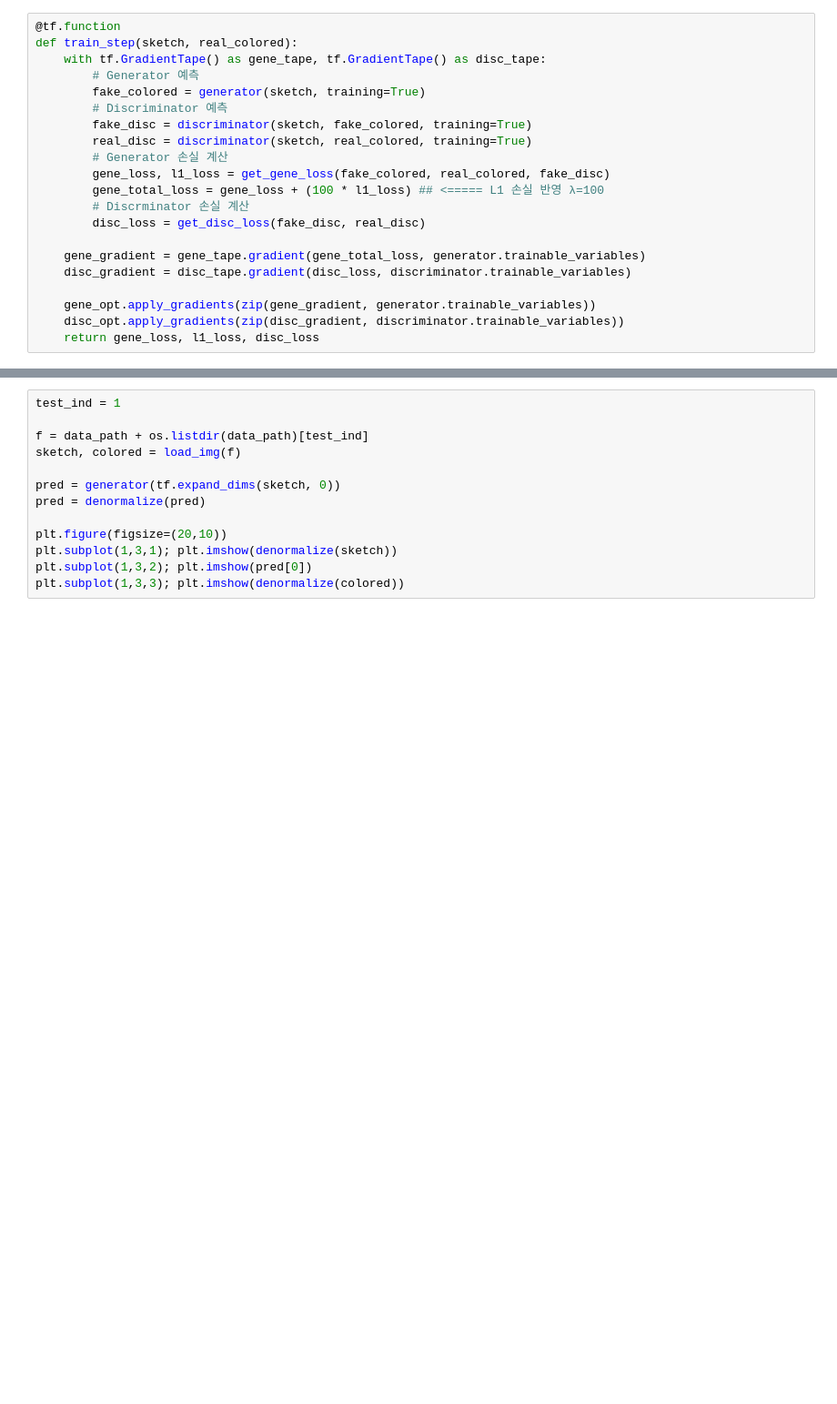
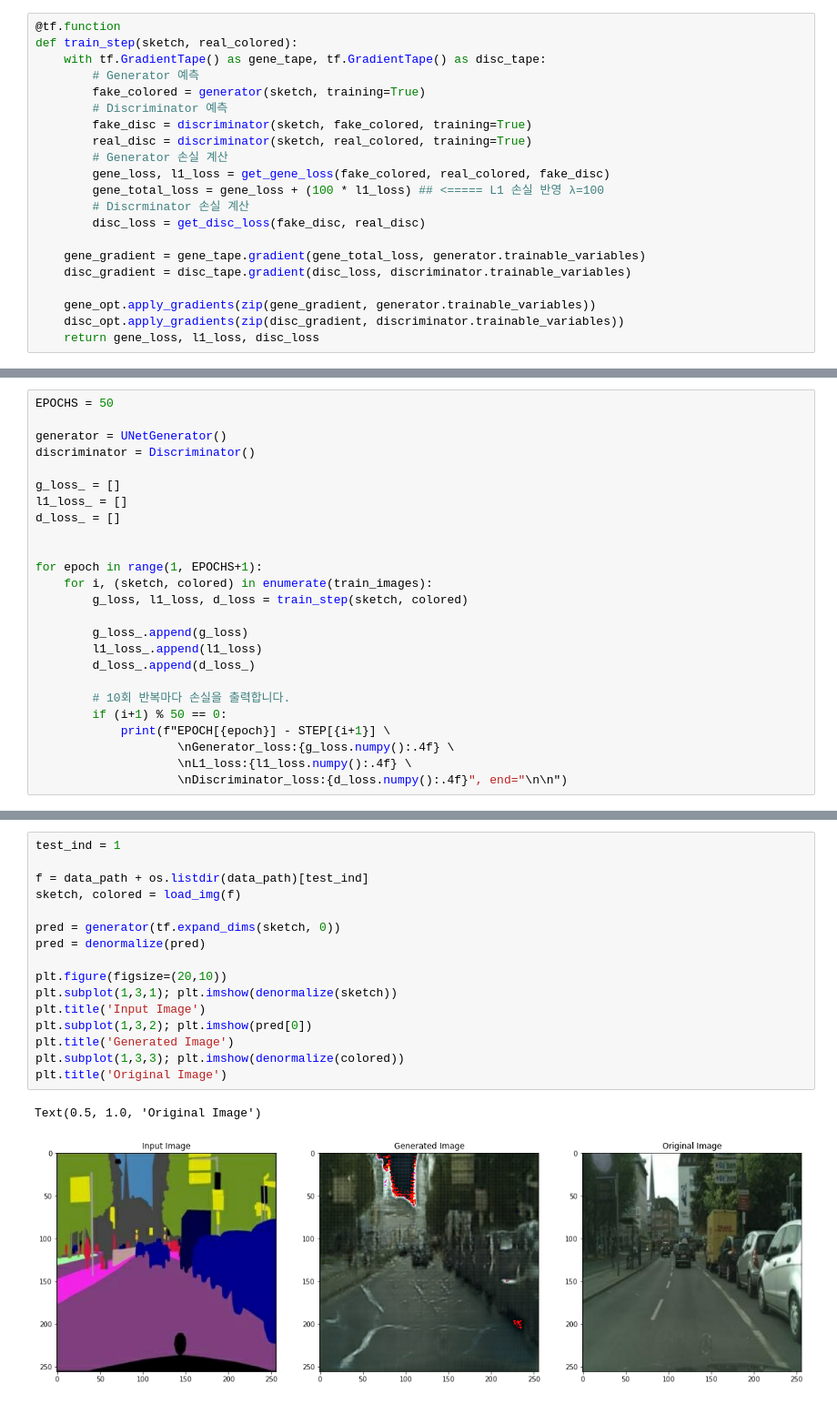
Before and after one commit to ebaaang/Project, a Jupyter notebook: [Exploration 20] Conditional GAN.ipynb, the cells around one changed output, grey strips where cells are left out. Shown at 91% size. Saved outputs shown, nothing was run; the diff lists cells and outputs as text; blank space fills up the shorter version.

```diff
--- a/[Exploration 20] Conditional GAN.ipynb
+++ b/[Exploration 20] Conditional GAN.ipynb
@@ -382,0 +433,25 @@ for epoch in range(1, EPOCHS+1):
+# %%
+EPOCHS = 50
+
+generator = UNetGenerator()
+discriminator = Discriminator()
+
+g_loss_ = []
+l1_loss_ = []
+d_loss_ = []
+
+
+for epoch in range(1, EPOCHS+1):
+    for i, (sketch, colored) in enumerate(train_images):
+        g_loss, l1_loss, d_loss = train_step(sketch, colored)
+
+        g_loss_.append(g_loss)
+        l1_loss_.append(l1_loss)
+        d_loss_.append(d_loss_)
+
+        # 10회 반복마다 손실을 출력합니다.
+        if (i+1) % 50 == 0:
+            print(f"EPOCH[{epoch}] - STEP[{i+1}] \
+                    \nGenerator_loss:{g_loss.numpy():.4f} \
+                    \nL1_loss:{l1_loss.numpy():.4f} \
+                    \nDiscriminator_loss:{d_loss.numpy():.4f}", end="\n\n")
@@ -383,13 +476,19 @@ for epoch in range(1, EPOCHS+1):
 # %%
 test_ind = 1
 
 f = data_path + os.listdir(data_path)[test_ind]
 sketch, colored = load_img(f)
 
 pred = generator(tf.expand_dims(sketch, 0))
 pred = denormalize(pred)
 
 plt.figure(figsize=(20,10))
 plt.subplot(1,3,1); plt.imshow(denormalize(sketch))
+plt.title('Input Image')
 plt.subplot(1,3,2); plt.imshow(pred[0])
+plt.title('Generated Image')
 plt.subplot(1,3,3); plt.imshow(denormalize(colored))
+plt.title('Original Image')
+# %% [output]
+Text(0.5, 1.0, 'Original Image')
+[figure, added]
```
Also changed, not shown: parts of 31 cells of this notebook.
